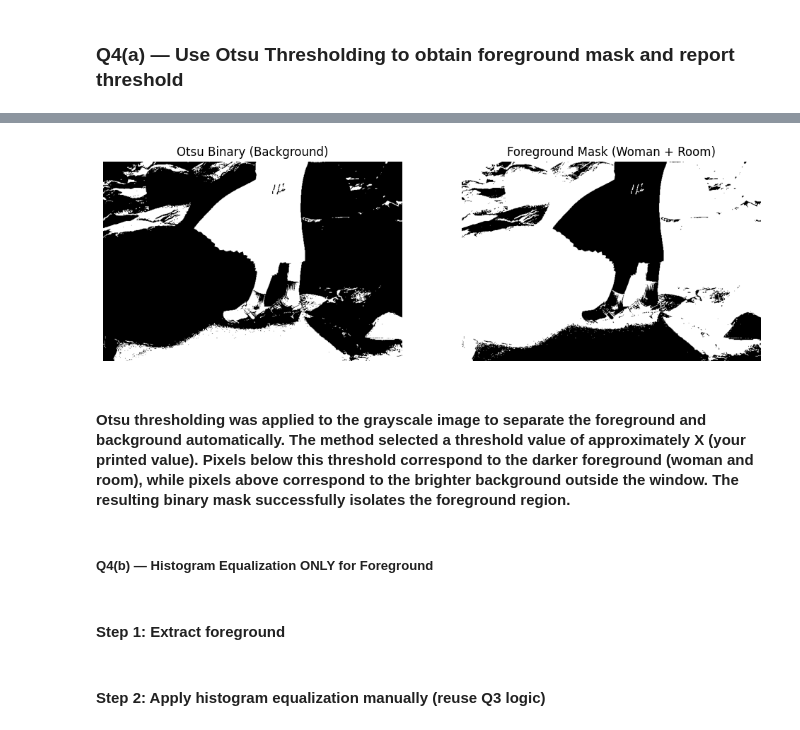
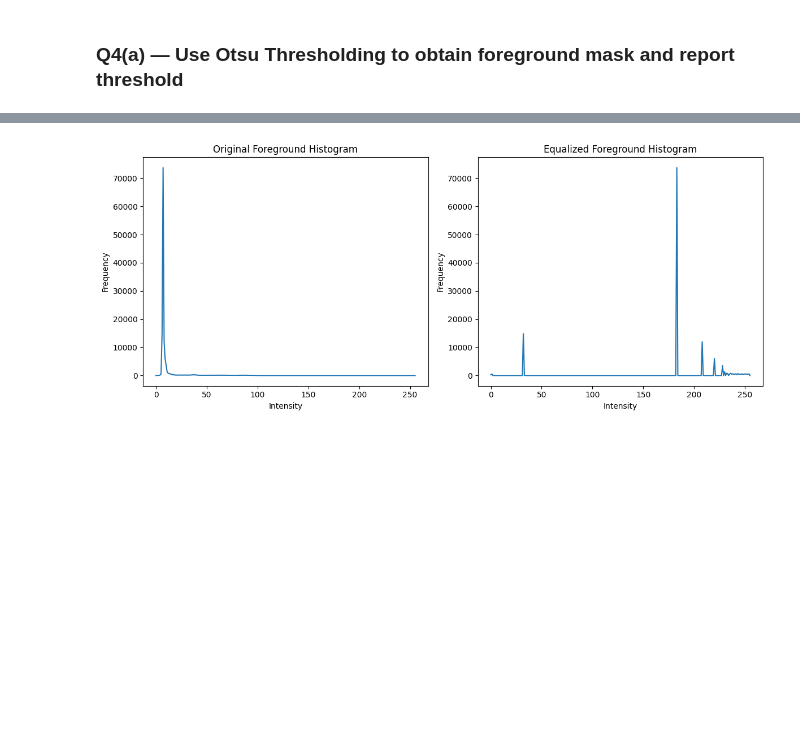
Before and after one commit to dineshabey/msc-ai-computer-vision-assignment-01, a Jupyter notebook: Q-04/Quection_04.ipynb, the cells around one changed output, grey strips where cells are left out. Drawn from its saved outputs; the diff is of its cells as text; code cells hidden in the pictures; blank space fills up the shorter version.

```diff
--- a/Q-04/Quection_04.ipynb
+++ b/Q-04/Quection_04.ipynb
@@ -37,2 +58,0 @@ Otsu Threshold Value: 91.0
-# %%
-foreground_mask = cv.bitwise_not(otsu_mask)
@@ -41,22 +116,25 @@ foreground_mask = cv.bitwise_not(otsu_mask)
 # %%
-plt.figure(figsize=(12,5))
+# ===============================
+#  histogram comparison for foreground region
+# ===============================
 
-plt.subplot(1,2,1)
-plt.imshow(otsu_mask, cmap='gray')
-plt.title('Otsu Binary (Background)')
-plt.axis('off')
+hist_eq_fg, _ = np.histogram(img_foreground_eq[mask_bool], bins=256, range=[0, 256])
 
-plt.subplot(1,2,2)
-plt.imshow(foreground_mask, cmap='gray')
-plt.title('Foreground Mask (Woman + Room)')
-plt.axis('off')
+plt.figure(figsize=(12, 5))
 
+plt.subplot(1, 2, 1)
+plt.plot(hist_fg)
+plt.title('Original Foreground Histogram')
+plt.xlabel('Intensity')
+plt.ylabel('Frequency')
+
+plt.subplot(1, 2, 2)
+plt.plot(hist_eq_fg)
+plt.title('Equalized Foreground Histogram')
+plt.xlabel('Intensity')
+plt.ylabel('Frequency')
+
+plt.tight_layout()
 plt.show()
 # %% [output]
-[figure, old version]
+[figure, new version]
-# %% [markdown]
-#### Otsu thresholding was applied to the grayscale image to separate the foreground and background automatically. The method selected a threshold value of approximately X (your printed value). Pixels below this threshold correspond to the darker foreground (woman and room), while pixels above correspond to the brighter background outside the window. The resulting binary mask successfully isolates the foreground region.
-# %% [markdown]
-##### Q4(b) — Histogram Equalization ONLY for Foreground
-# %% [markdown]
-#### Step 1: Extract foreground
@@ -72,2 +140,0 @@ foreground_pixels = img_gray[mask_bool]
-# %% [markdown]
-#### Step 2: Apply histogram equalization manually (reuse Q3 logic)
```
Also changed, not shown: parts of 12 cells of this notebook, 2 other files.
